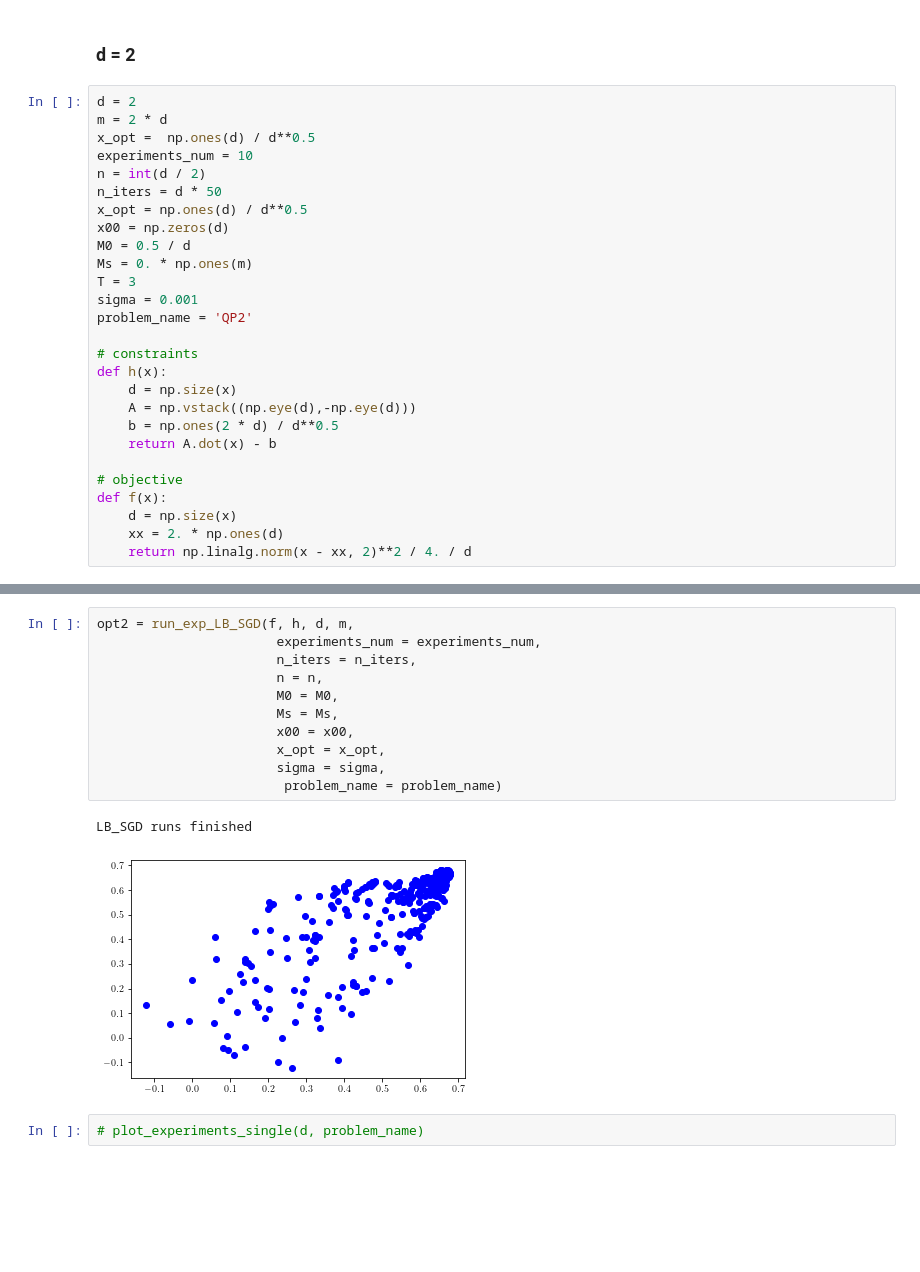
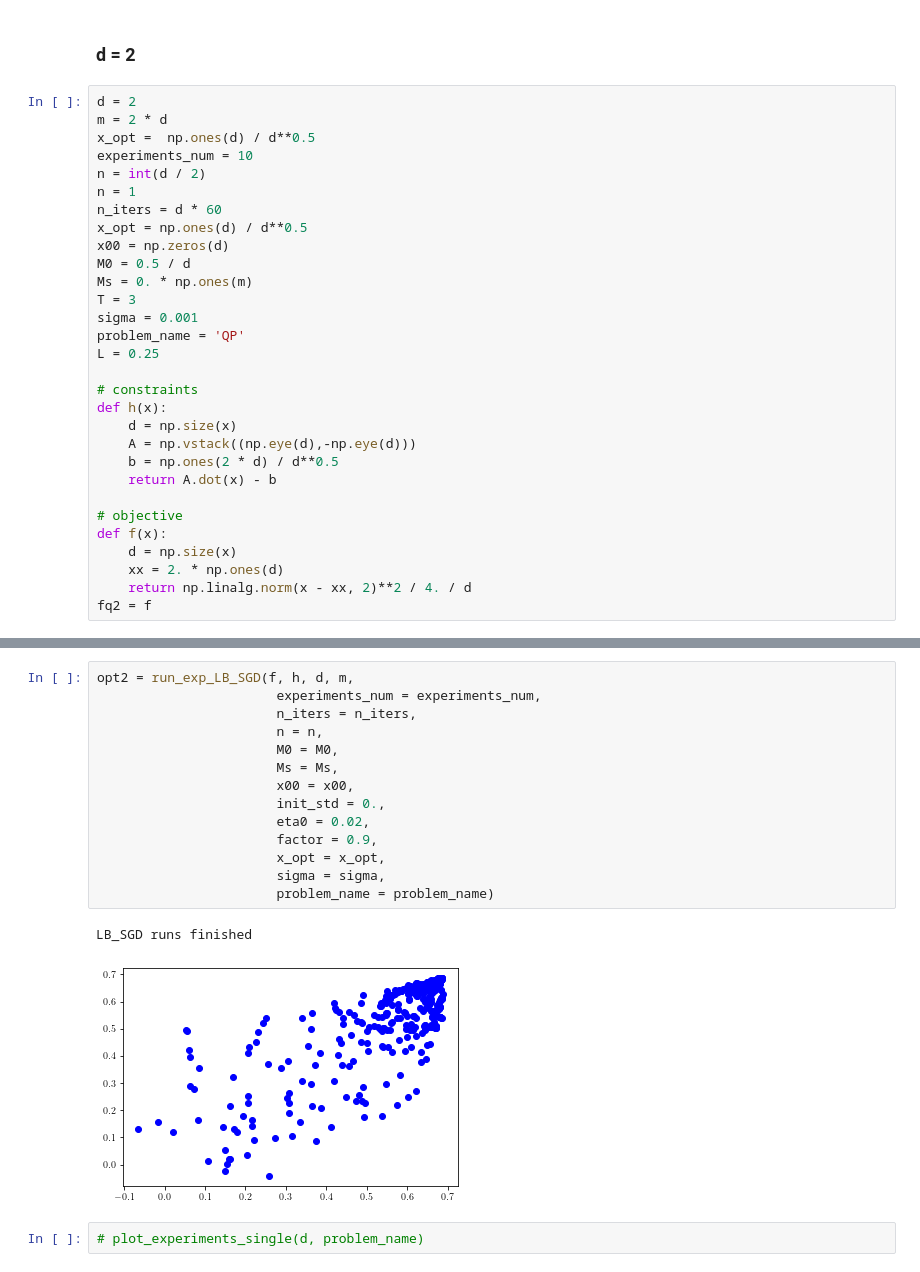
Before and after one commit to Ilnura/Thesis_applications, a Jupyter notebook: evals/Experiments.ipynb, the cells around one changed output, grey strips where cells are left out. Cells and saved outputs as stored; diff of their text form; blank space fills up the shorter version.

```diff
--- a/evals/Experiments.ipynb
+++ b/evals/Experiments.ipynb
@@ -193,14 +203,16 @@ m = 2 * d
 x_opt =  np.ones(d) / d**0.5
 experiments_num = 10
 n = int(d / 2)
-n_iters = d * 50
+n = 1
+n_iters = d * 60
 x_opt = np.ones(d) / d**0.5
 x00 = np.zeros(d)
 M0 = 0.5 / d
 Ms = 0. * np.ones(m)
 T = 3
 sigma = 0.001
-problem_name = 'QP2'
+problem_name = 'QP'
+L = 0.25
 
 # constraints
 def h(x):
@@ -214,6 +226,7 @@ def f(x):
     d = np.size(x)
     xx = 2. * np.ones(d)
     return np.linalg.norm(x - xx, 2)**2 / 4. / d
+fq2 = f
 # %%
 (SO_errors2, SO_cons2, gp2) = run_exp_SafeOpt(f, h, d, m,
                                                 experiments_num = experiments_num,
@@ -237,17 +251,20 @@ SafeOptRun finished
 # %%
 opt2 = run_exp_LB_SGD(f, h, d, m,
                        experiments_num = experiments_num,
                        n_iters = n_iters,
                        n = n,
                        M0 = M0,
                        Ms = Ms,
                        x00 = x00,
+                       init_std = 0.,
+                       eta0 = 0.02,
+                       factor = 0.9,
                        x_opt = x_opt,
                        sigma = sigma,
-                        problem_name = problem_name)
+                       problem_name = problem_name)
 # %% [output]
 LB_SGD runs finished
-[figure, old version]
+[figure, new version]
 # %%
 # plot_experiments_single(d, problem_name)
 # %% [markdown]
```
Also changed, not shown: parts of 39 cells of this notebook, 32 other files.
